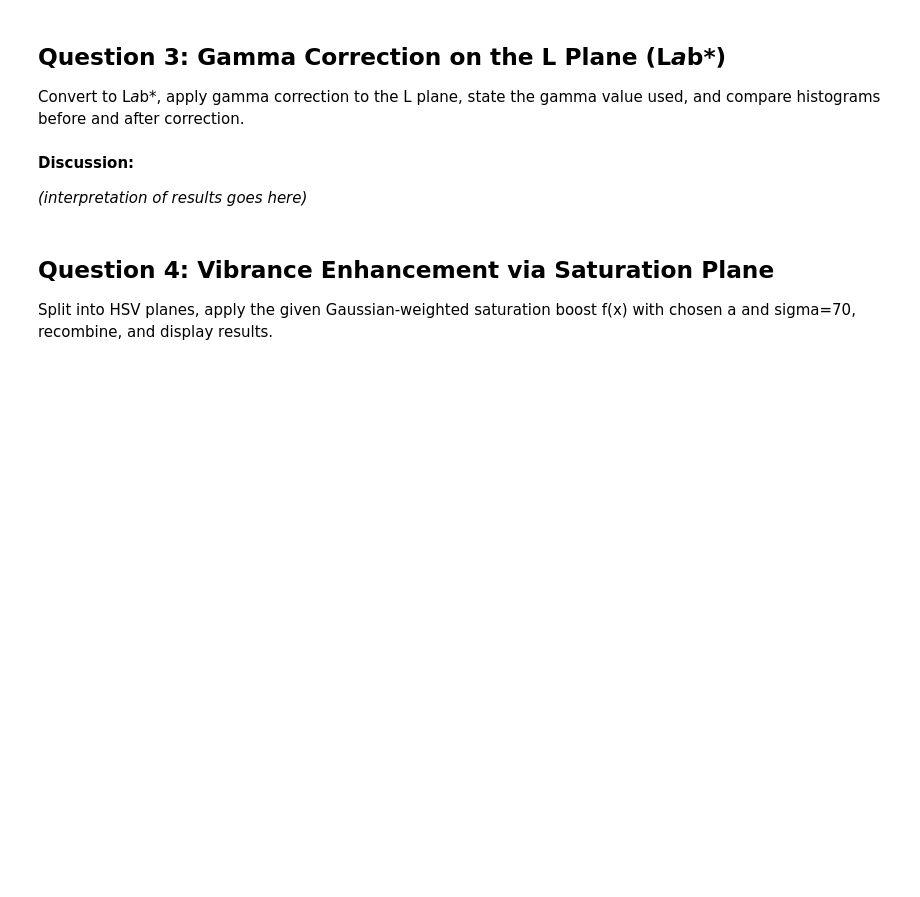
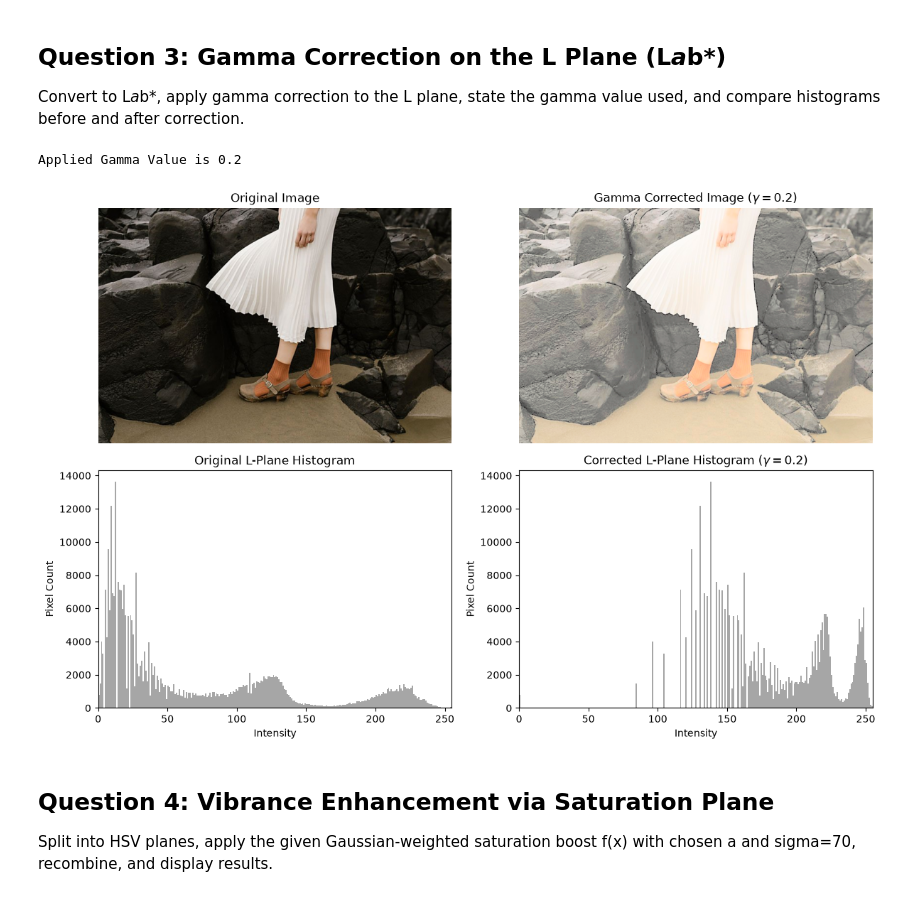
Before and after one commit to Lasan-Perera/EN3160-assignment-1, a Jupyter notebook: Assignment1.ipynb, the cells around one changed output. Drawn from its saved outputs; the diff is of its cells as text; code cells hidden in the pictures; blank space fills up the shorter version.

Commit message:
q3 done gamma value is 0.2

```diff
--- a/Assignment1.ipynb
+++ b/Assignment1.ipynb
@@ -169,10 +165,60 @@ plt.show()
 ## Question 3: Gamma Correction on the L Plane (L*a*b*)
 
 Convert to L*a*b*, apply gamma correction to the L plane, state the gamma value used, and compare histograms before and after correction.
-# %% [markdown]
-**Discussion:**
-
-_(interpretation of results goes here)_
+# %%
+img_bgr = cv2.imread('/home/lasan-perera/University(Aca)/CV Assignment 1/images/q3GammaCorr.jpeg')
+img_rgb = cv2.cvtColor(img_bgr, cv2.COLOR_BGR2RGB)
+
+# Convert to L*a*b* color space
+img_lab = cv2.cvtColor(img_bgr, cv2.COLOR_BGR2LAB)
+L, a, b = cv2.split(img_lab)
+
+# Apply Gamma Correction to L plane
+# gamma value < 1.0 brightens dark areas
+# gamma value > 1.0 darkens bright areas
+gamma = 0.2
+L_normalized = L / 255.0
+L_corrected = np.uint8(np.clip((L_normalized ** gamma) * 255, 0, 255))
+
+# Merge corrected L channel with original a and b channels, then convert back to RGB
+img_lab_corrected = cv2.merge([L_corrected, a, b])
+img_bgr_corrected = cv2.cvtColor(img_lab_corrected, cv2.COLOR_LAB2BGR)
+img_rgb_corrected = cv2.cvtColor(img_bgr_corrected, cv2.COLOR_BGR2RGB)
+
+print(f"Applied Gamma Value is {gamma}")
+
+# Visualisation
+fig, axes = plt.subplots(2, 2, figsize=(12, 8))
+
+# Original Image
+axes[0, 0].imshow(img_rgb)
+axes[0, 0].set_title("Original Image")
+axes[0, 0].axis("off")
+
+# Gamma Corrected Image
+axes[0, 1].imshow(img_rgb_corrected)
+axes[0, 1].set_title(rf"Gamma Corrected Image ($\gamma = {gamma}$)")
+axes[0, 1].axis("off")
+
+# Original L-channel Histogram
+axes[1, 0].hist(L.ravel(), bins=256, range=[0, 256], color='gray', alpha=0.7)
+axes[1, 0].set_title("Original L-Plane Histogram")
+axes[1, 0].set_xlabel("Intensity")
+axes[1, 0].set_ylabel("Pixel Count")
+axes[1, 0].set_xlim([0, 255])
+
+# Gamma Corrected L-channel Histogram
+axes[1, 1].hist(L_corrected.ravel(), bins=256, range=[0, 256], color='gray', alpha=0.7)
+axes[1, 1].set_title(rf"Corrected L-Plane Histogram ($\gamma = {gamma}$)")
+axes[1, 1].set_xlabel("Intensity")
+axes[1, 1].set_ylabel("Pixel Count")
+axes[1, 1].set_xlim([0, 255])
+
+plt.tight_layout()
+plt.show()
+# %% [output]
+Applied Gamma Value is 0.2
+[figure, added]
 # %% [markdown]
 ## Question 4: Vibrance Enhancement via Saturation Plane
 
```
Also changed, not shown: parts of 1 cell of this notebook, 1 other file.
